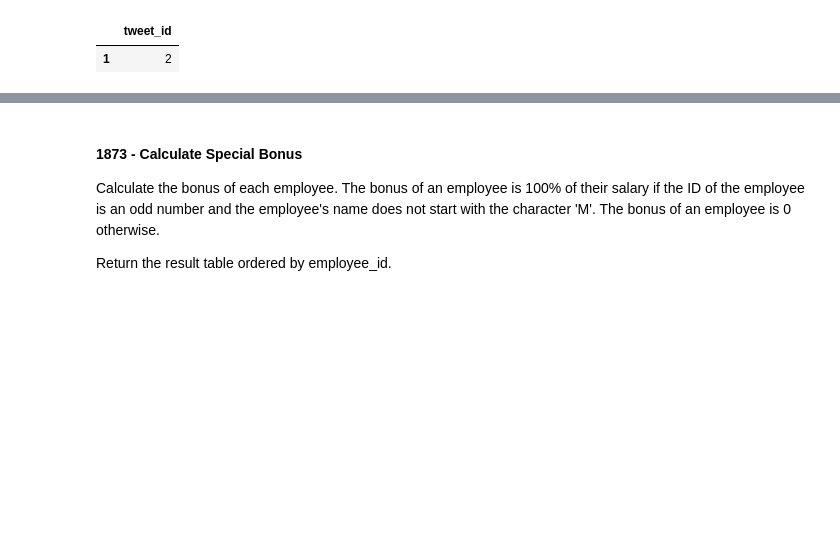
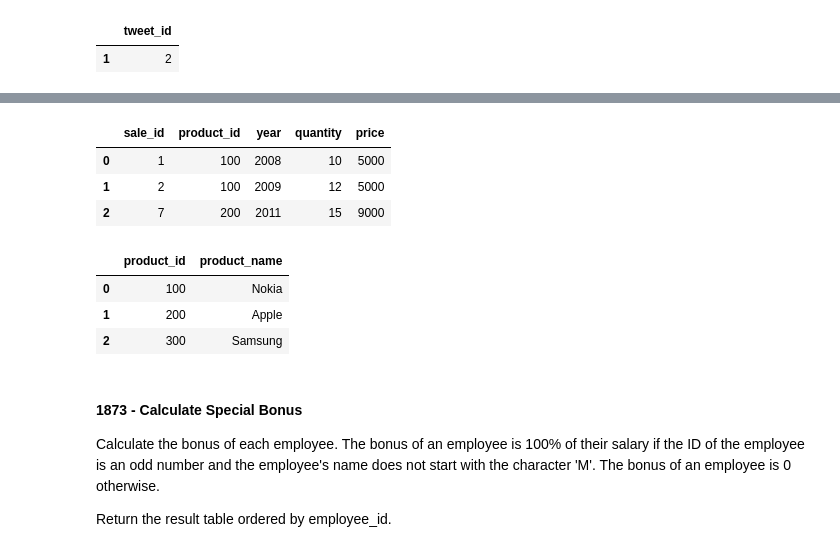
Before and after one commit to Swap-20/Leetcode-Pandas, a Jupyter notebook: Leetcode_Pandas.ipynb, the cells around one changed output, grey strips where cells are left out. Cells and saved outputs as stored; diff of their text form; code cells hidden in the pictures; blank space fills up the shorter version.

```diff
--- a/Leetcode_Pandas.ipynb
+++ b/Leetcode_Pandas.ipynb
@@ -183,0 +190,18 @@ df
+# %%
+data = [[1, 100, 2008, 10, 5000], [2, 100, 2009, 12, 5000], [7, 200, 2011, 15, 9000]]
+sales = pd.DataFrame(data, columns=['sale_id', 'product_id', 'year', 'quantity', 'price']).astype({'sale_id':'Int64', 'product_id':'Int64', 'year':'Int64', 'quantity':'Int64', 'price':'Int64'})
+sales
+# %% [output]
+|  | sale_id | product_id | year | quantity | price |
+| 0 | 1 | 100 | 2008 | 10 | 5000 |
+| 1 | 2 | 100 | 2009 | 12 | 5000 |
+| 2 | 7 | 200 | 2011 | 15 | 9000 |
+# %%
+data = [[100, 'Nokia'], [200, 'Apple'], [300, 'Samsung']]
+product = pd.DataFrame(data, columns=['product_id', 'product_name']).astype({'product_id':'Int64', 'product_name':'object'})
+product
+# %% [output]
+|  | product_id | product_name |
+| 0 | 100 | Nokia |
+| 1 | 200 | Apple |
+| 2 | 300 | Samsung |
```
Also changed, not shown: parts of 2 cells of this notebook.
